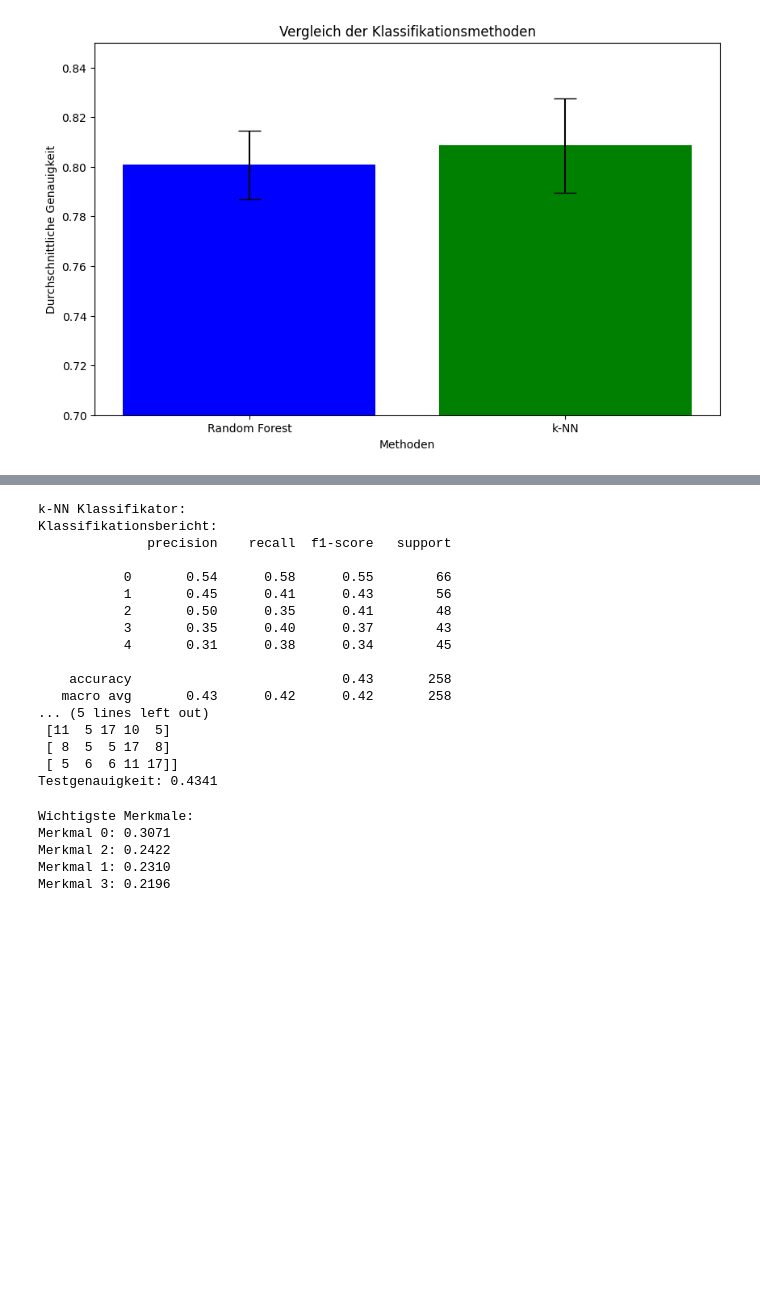
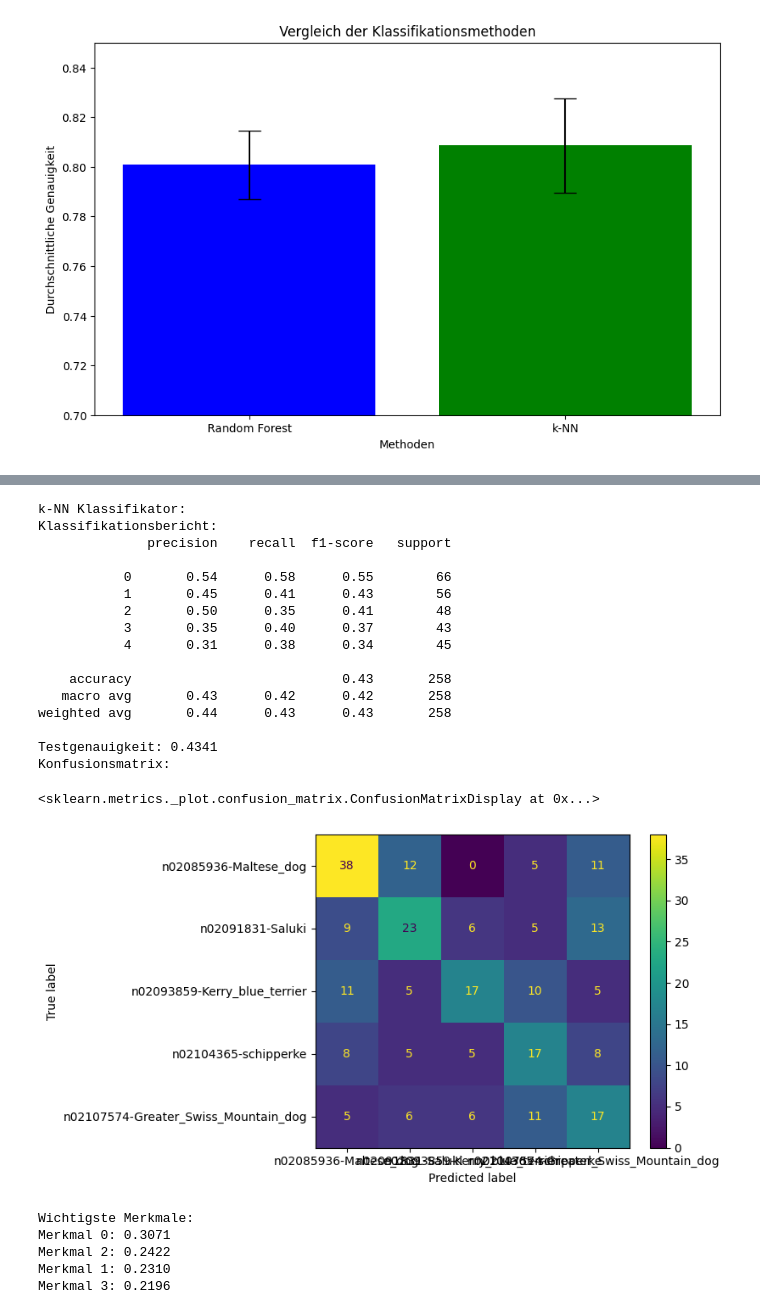
Before and after one commit to GreatKampfstern/ML, a Jupyter notebook: KlassischesML.ipynb, the cells around one changed output, grey strips where cells are left out. Saved outputs shown, nothing was run; the diff lists cells and outputs as text; code cells hidden in the pictures; blank space fills up the shorter version.

```diff
--- a/KlassischesML.ipynb
+++ b/KlassischesML.ipynb
@@ -466,34 +470,35 @@ Testgenauigkeit: 0.4264
 # %%
 # Vorhersagen für die Testdaten
 y_pred_knn = grid_search_knn.best_estimator_.predict(X_test_lda)
 
 # Evaluierung der Modellleistung
 print("k-NN Klassifikator:")
 print("Klassifikationsbericht:")
 print(classification_report(y_test, y_pred_knn))
 
+print(f"Testgenauigkeit: {accuracy_score(y_test, y_pred_knn):.4f}")
+
 print("Konfusionsmatrix:")
-print(confusion_matrix(y_test, y_pred_knn))
-
-print(f"Testgenauigkeit: {accuracy_score(y_test, y_pred_knn):.4f}")
+ConfusionMatrixDisplay(confusion_matrix=confusion_matrix(y_test, y_pred_knn), display_labels=le.classes_).plot()
 # %% [output]
 k-NN Klassifikator:
 Klassifikationsbericht:
               precision    recall  f1-score   support
 
            0       0.54      0.58      0.55        66
            1       0.45      0.41      0.43        56
            2       0.50      0.35      0.41        48
            3       0.35      0.40      0.37        43
            4       0.31      0.38      0.34        45
 
     accuracy                           0.43       258
    macro avg       0.43      0.42      0.42       258
-... (5 lines left out)
- [11  5 17 10  5]
- [ 8  5  5 17  8]
- [ 5  6  6 11 17]]
+weighted avg       0.44      0.43      0.43       258
+
 Testgenauigkeit: 0.4341
+Konfusionsmatrix:
+<sklearn.metrics._plot.confusion_matrix.ConfusionMatrixDisplay at 0x...>
+[figure, added]
 # %%
 # Extrahieren der Merkmalswichtigkeiten aus dem besten Random-Forest-Modell
 importances = best_rf.feature_importances_
```
Also changed, not shown: parts of 3 cells of this notebook, 2 other files.
